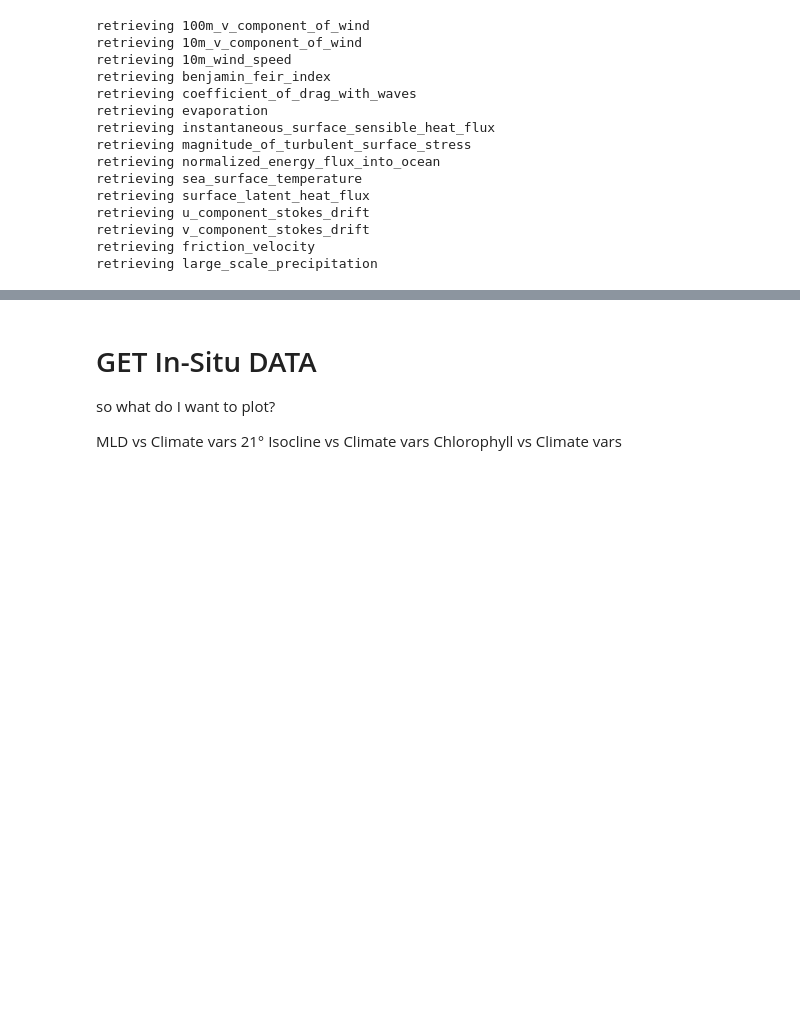
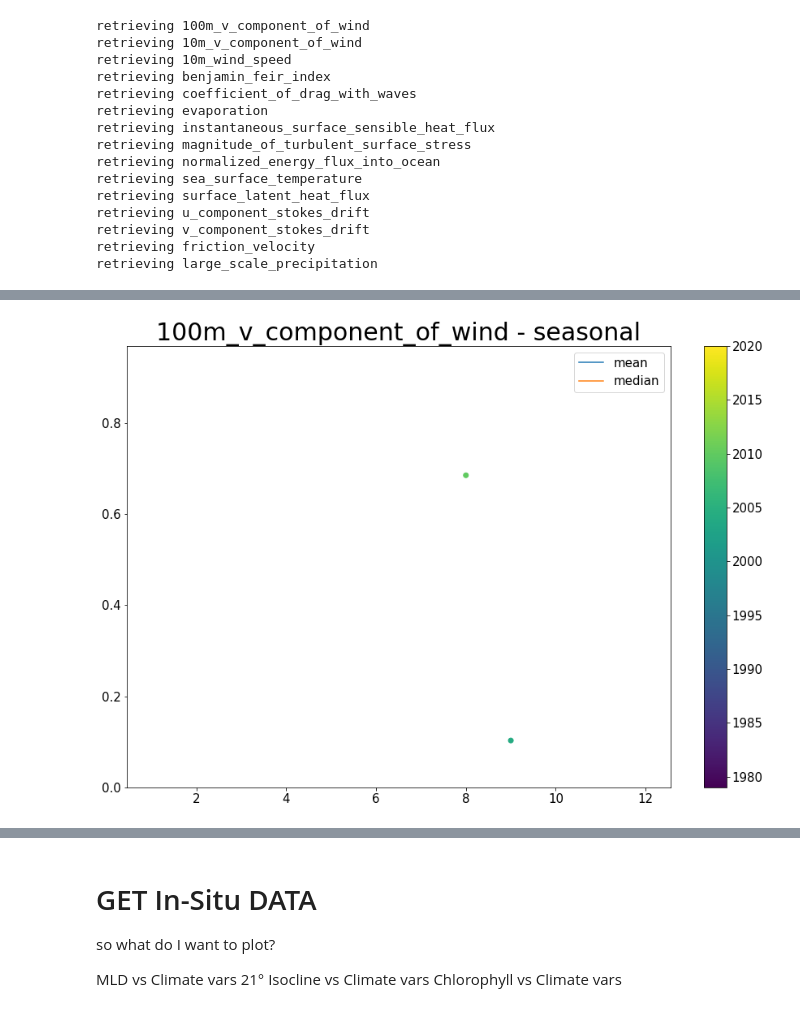
Before and after one commit to ben1post/BennyPhD, a Jupyter notebook: CaRiaco/SCRIPPS/CARIACO_data/PrelimDataExploration/PLOT_InSituVSClimateReanalysis.ipynb, the cells around one changed output, grey strips where cells are left out. Drawn from its saved outputs; the diff is of its cells as text; code cells hidden in the pictures; blank space fills up the shorter version.

```diff
--- a/CaRiaco/SCRIPPS/CARIACO_data/PrelimDataExploration/PLOT_InSituVSClimateReanalysis.ipynb
+++ b/CaRiaco/SCRIPPS/CARIACO_data/PrelimDataExploration/PLOT_InSituVSClimateReanalysis.ipynb
@@ -110,0 +113,2 @@ def get_var(var):
+# %%
+wind_dat_list = [get_var(var) for var in variables_list]
@@ -299,0 +256,4 @@ Text(0.5, 1.0, 'large_scale_precipitation - seasonal')
+# %%
+plt_envvar(wind_dat_list[1])
+# %% [output]
+[figure, added]
```
Also changed, not shown: parts of 40 cells of this notebook, 21 other files.
